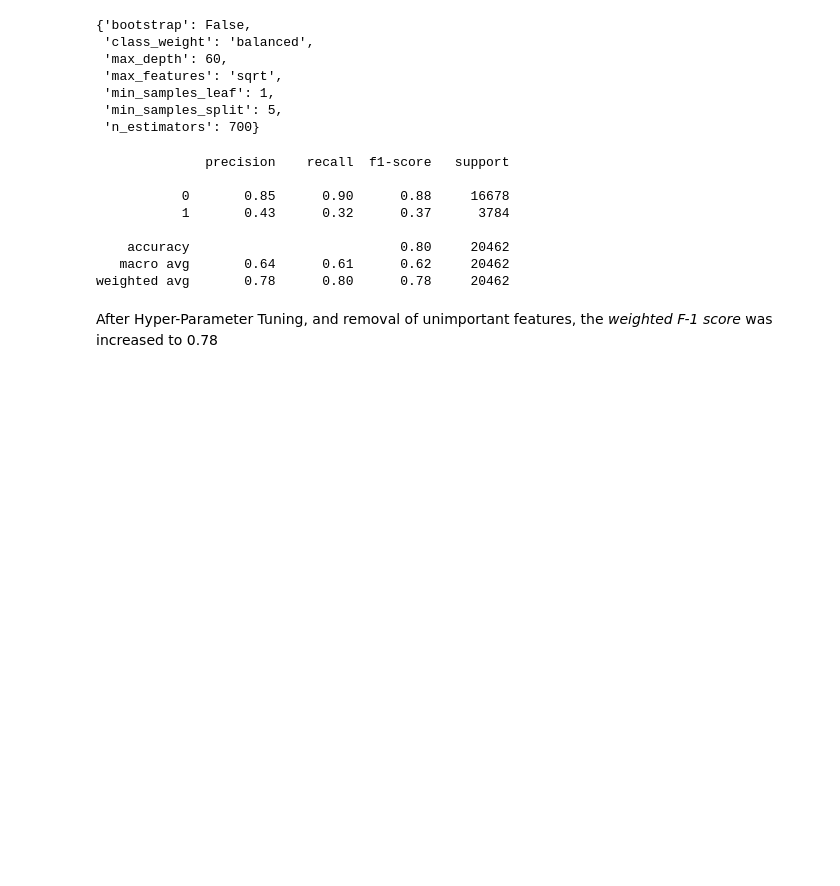
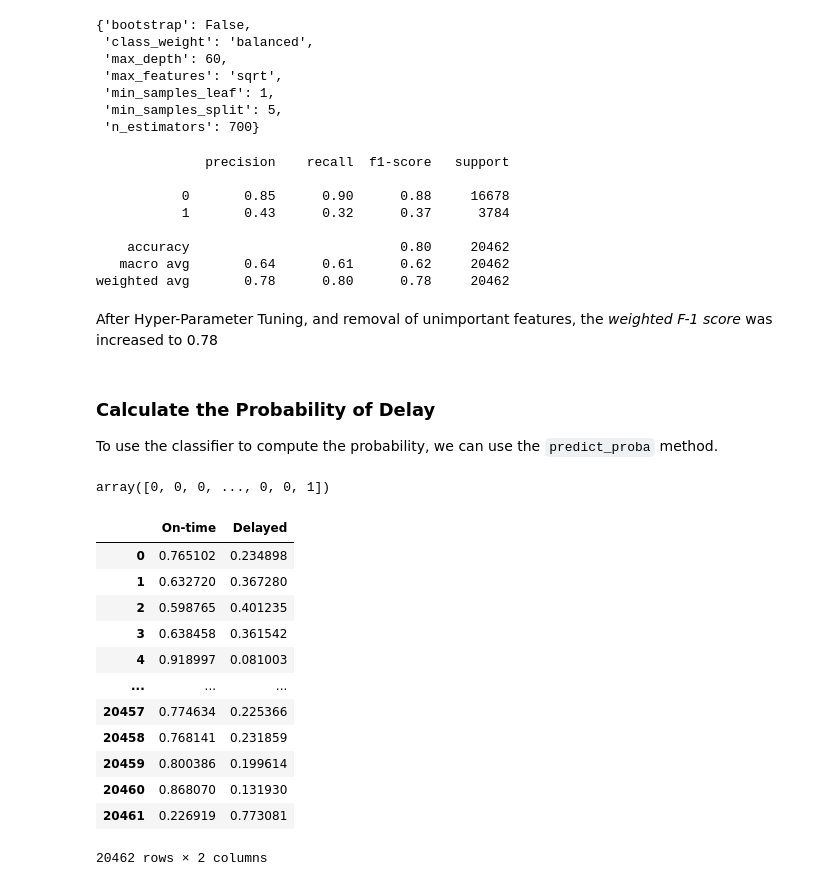
Before and after one commit to andresrogers/Predict_Flight_Delays, a Jupyter notebook: solution.ipynb, the cells around one changed output. Cells and saved outputs as stored; diff of their text form; code cells hidden in the pictures; blank space fills up the shorter version.

Commit message:
Add computing of delay probability from classifier model and resume in pdf
The probability of on-time and delay is calculated directly from the RandomforestClassifier.

```diff
--- a/solution.ipynb
+++ b/solution.ipynb
@@ -1978,3 +1978,30 @@ print(classification_report(Y_test,prediction))
 weighted avg       0.78      0.80      0.78     20462
 # %% [markdown]
 After Hyper-Parameter Tuning, and removal of unimportant features, the *weighted F-1 score* was increased to 0.78
+# %% [markdown]
+### Calculate the Probability of Delay
+
+To use the classifier to compute the probability, we can use the `predict_proba` method.
+# %%
+prediction
+# %% [output]
+array([0, 0, 0, ..., 0, 0, 1])
+# %%
+# Probability of delay
+
+probabilities = rfc.predict_proba(X_test)
+pd.DataFrame(probabilities, columns=['On-time','Delayed'])
+# %% [output]
+|  | On-time | Delayed |
+| 0 | 0.765102 | 0.234898 |
+| 1 | 0.632720 | 0.367280 |
+| 2 | 0.598765 | 0.401235 |
+| 3 | 0.638458 | 0.361542 |
+| 4 | 0.918997 | 0.081003 |
+| ... | ... | ... |
+| 20457 | 0.774634 | 0.225366 |
+| 20458 | 0.768141 | 0.231859 |
+| 20459 | 0.800386 | 0.199614 |
+| 20460 | 0.868070 | 0.131930 |
+| 20461 | 0.226919 | 0.773081 |
+20462 rows × 2 columns
```
Also changed, not shown: parts of 1 cell of this notebook, 1 other file.
